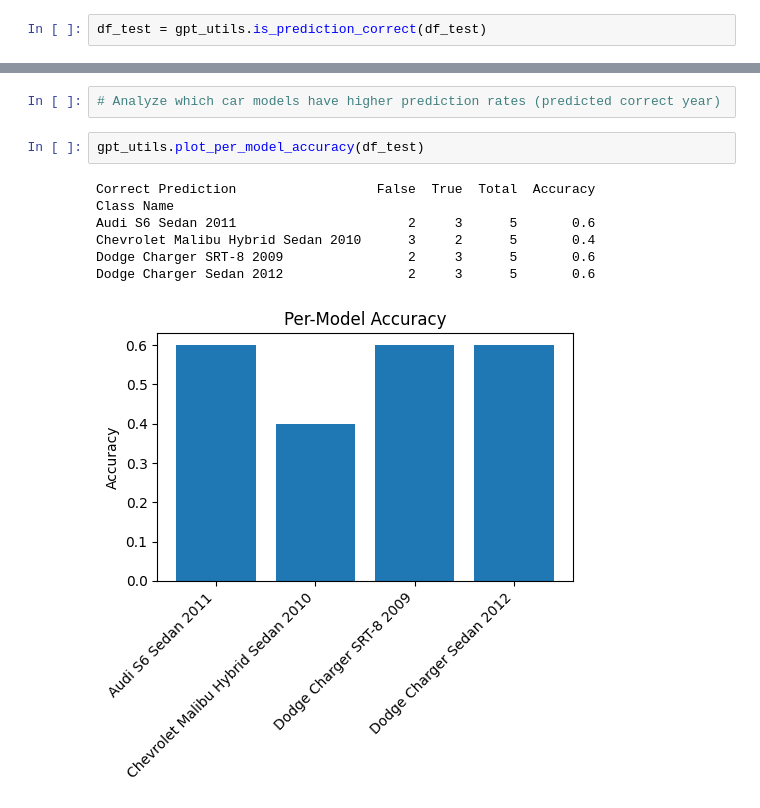
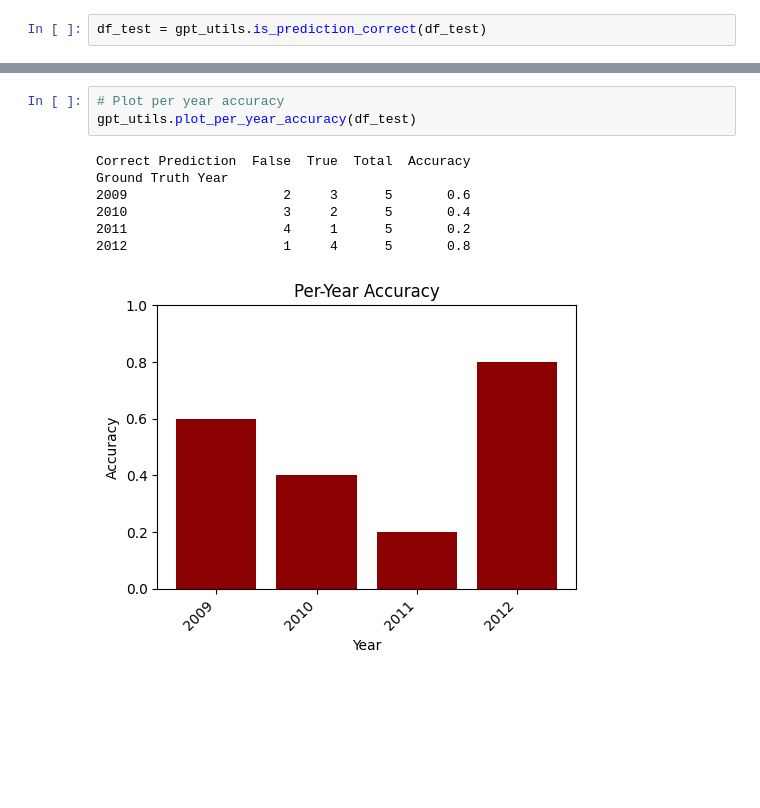
Before and after one commit to gsbdarc/image_ai_HHT, a Jupyter notebook: gpt/gpt-zero-shot.ipynb, the cells around one changed output, grey strips where cells are left out. Saved outputs shown, nothing was run; the diff lists cells and outputs as text; blank space fills up the shorter version.

```diff
--- a/gpt/gpt-zero-shot.ipynb
+++ b/gpt/gpt-zero-shot.ipynb
@@ -287,12 +287,11 @@ Accuracy: 55.00%
-# %%
-# Analyze which car models have higher prediction rates (predicted correct year)
 # %%
-gpt_utils.plot_per_model_accuracy(df_test)
+# Plot per year accuracy
+gpt_utils.plot_per_year_accuracy(df_test)
 # %% [output]
-Correct Prediction                  False  True  Total  Accuracy
-Class Name
-Audi S6 Sedan 2011                      2     3      5       0.6
-Chevrolet Malibu Hybrid Sedan 2010      3     2      5       0.4
-Dodge Charger SRT-8 2009                2     3      5       0.6
-Dodge Charger Sedan 2012                2     3      5       0.6
+Correct Prediction  False  True  Total  Accuracy
+Ground Truth Year
+2009                    2     3      5       0.6
+2010                    3     2      5       0.4
+2011                    4     1      5       0.2
+2012                    1     4      5       0.8
-[figure, old version]
+[figure, new version]
```
Also changed, not shown: parts of 10 cells of this notebook, 3 other files.
